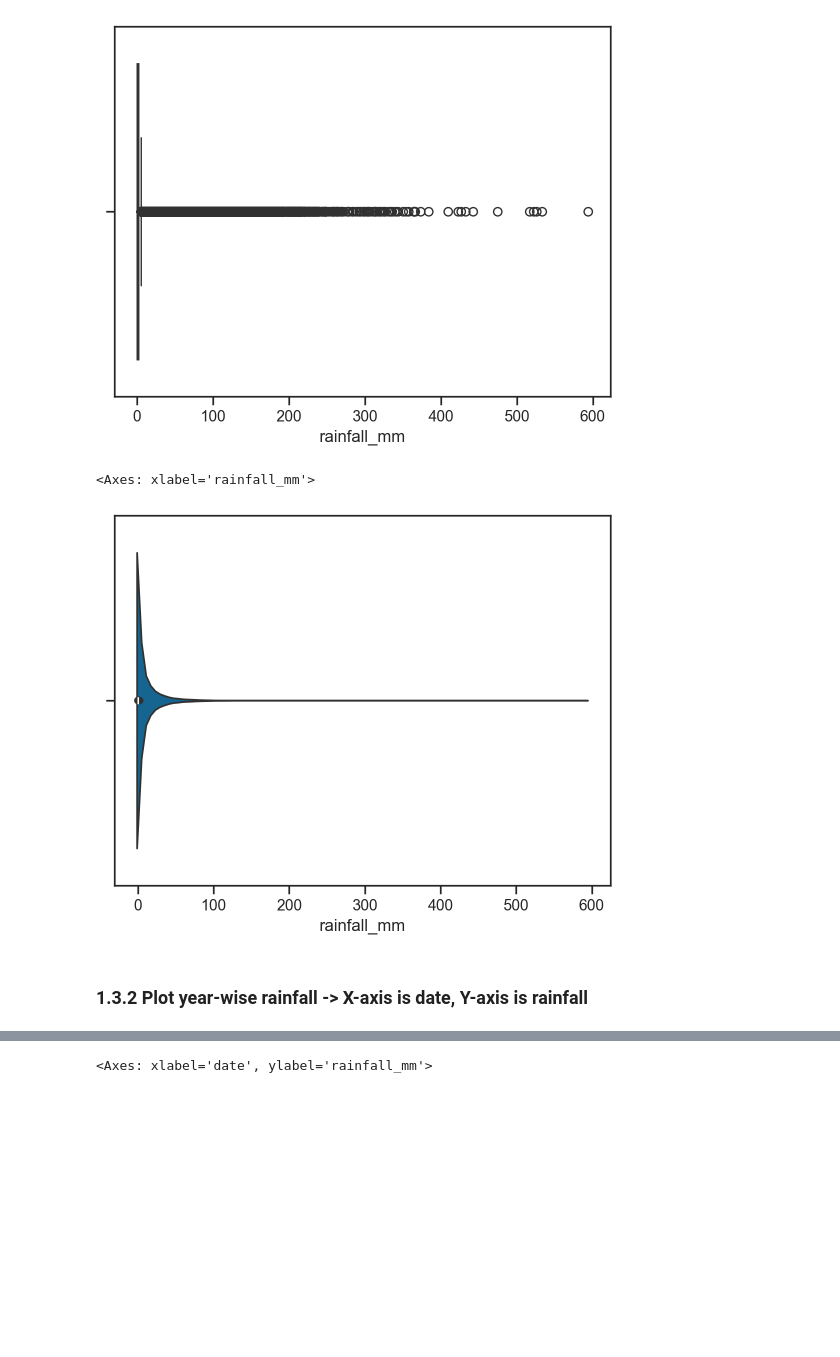
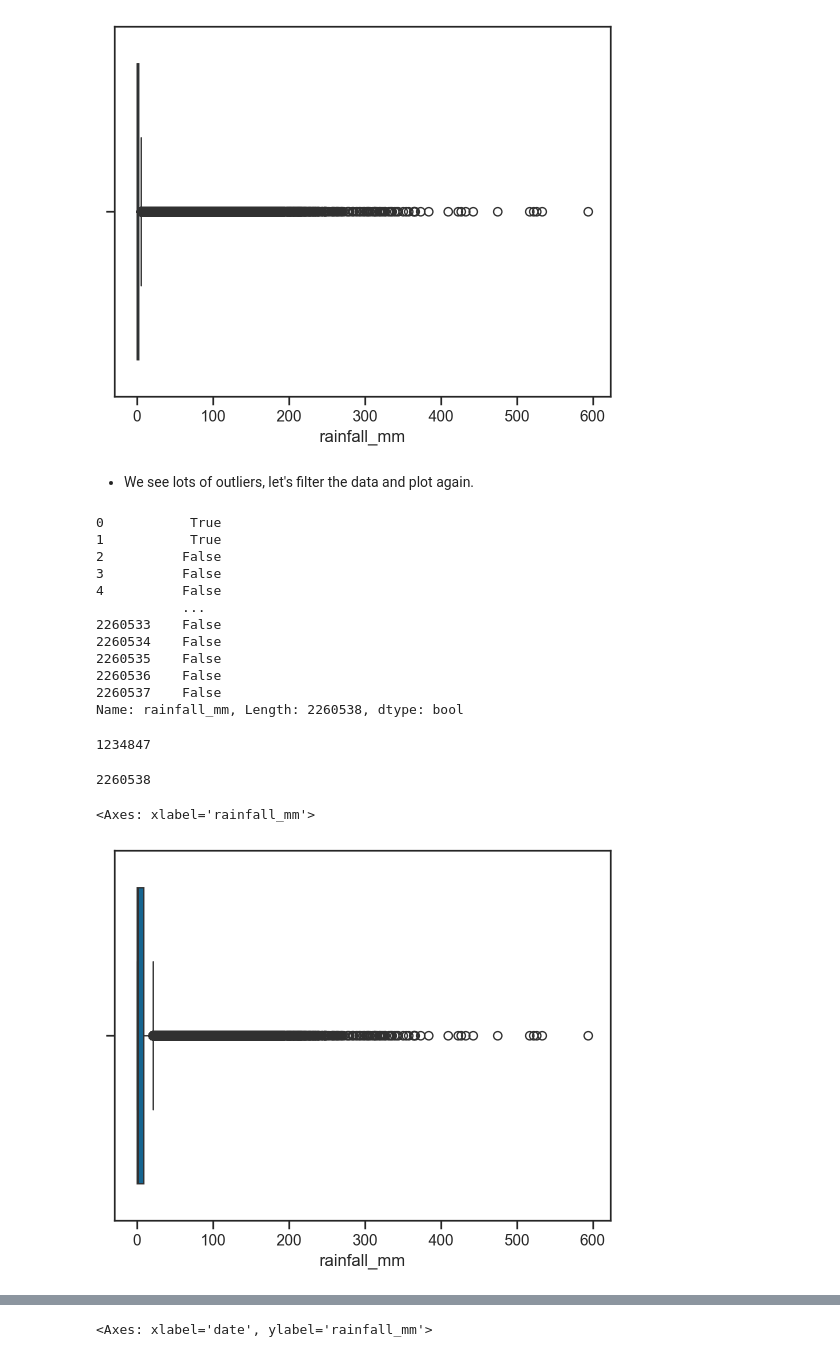
Before and after one commit to Bomma-Pranay/Satsure, a Jupyter notebook: src/Exploratory Data Analysis.ipynb, the cells around one changed output, grey strips where cells are left out. Drawn from its saved outputs; the diff is of its cells as text; code cells hidden in the pictures; blank space fills up the shorter version.

```diff
--- a/src/Exploratory Data Analysis.ipynb
+++ b/src/Exploratory Data Analysis.ipynb
@@ -146,3 +159,0 @@ np.float64(593.2769)
-# %%
-# Convert into datetime type
-df_MH_precipitation['date'] = pd.to_datetime(df_MH_precipitation['date'], format='%d/%m/%Y')
@@ -152,10 +180,28 @@ sns.boxplot(df_MH_precipitation['rainfall_mm'], orient='h')
 # %% [output]
 <Axes: xlabel='rainfall_mm'>
 [figure]
-# %%
-sns.violinplot(df_MH_precipitation['rainfall_mm'], orient='h')
-# %% [output]
-<Axes: xlabel='rainfall_mm'>
-[figure, removed]
-# %% [markdown]
-### 1.3.2 Plot year-wise rainfall -> X-axis is date, Y-axis is rainfall
+# %% [markdown]
+- We see lots of outliers, let's filter the data and plot again.
+# %%
+mask = df_MH_precipitation['rainfall_mm'] > 0
+mask
+len(df_MH_precipitation[mask])
+len(df_MH_precipitation)
+sns.boxplot(df_MH_precipitation[mask]['rainfall_mm'], orient='h')
+# %% [output]
+0           True
+1           True
+2          False
+3          False
+4          False
+           ...
+2260533    False
+2260534    False
+2260535    False
+2260536    False
+2260537    False
+Name: rainfall_mm, Length: 2260538, dtype: bool
+1234847
+2260538
+<Axes: xlabel='rainfall_mm'>
+[figure, added]
```
Also changed, not shown: parts of 20 cells of this notebook.
